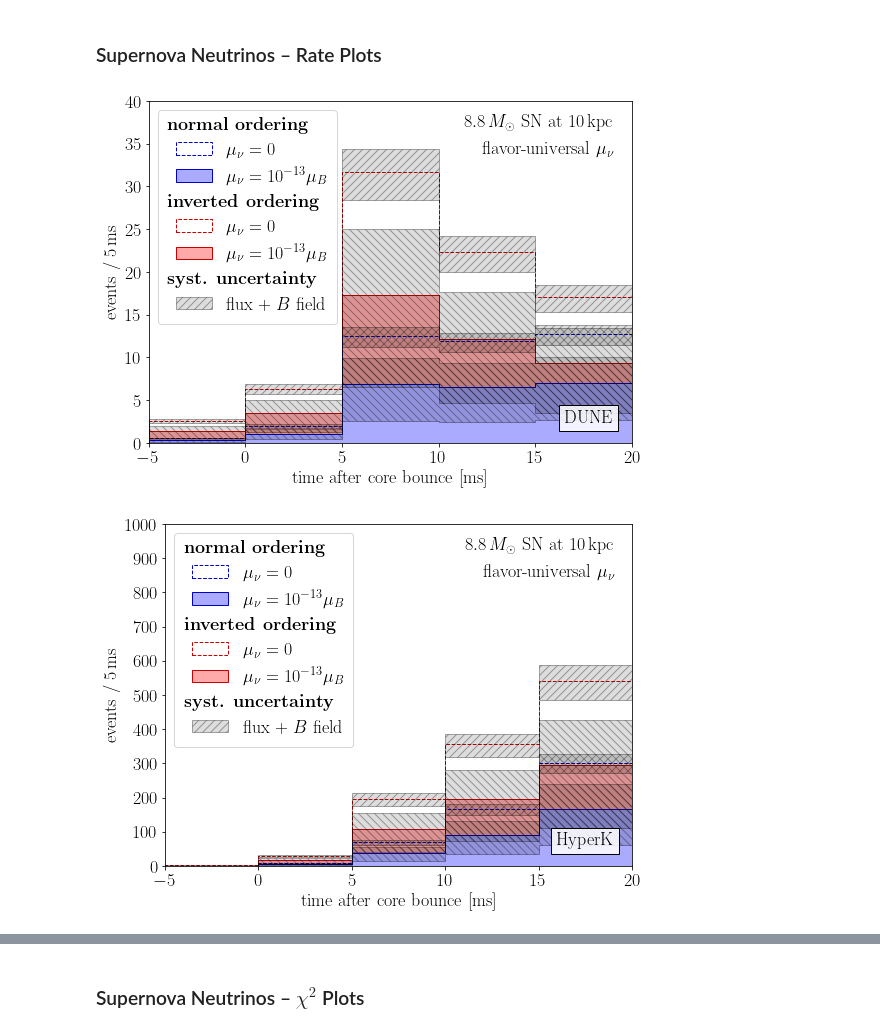
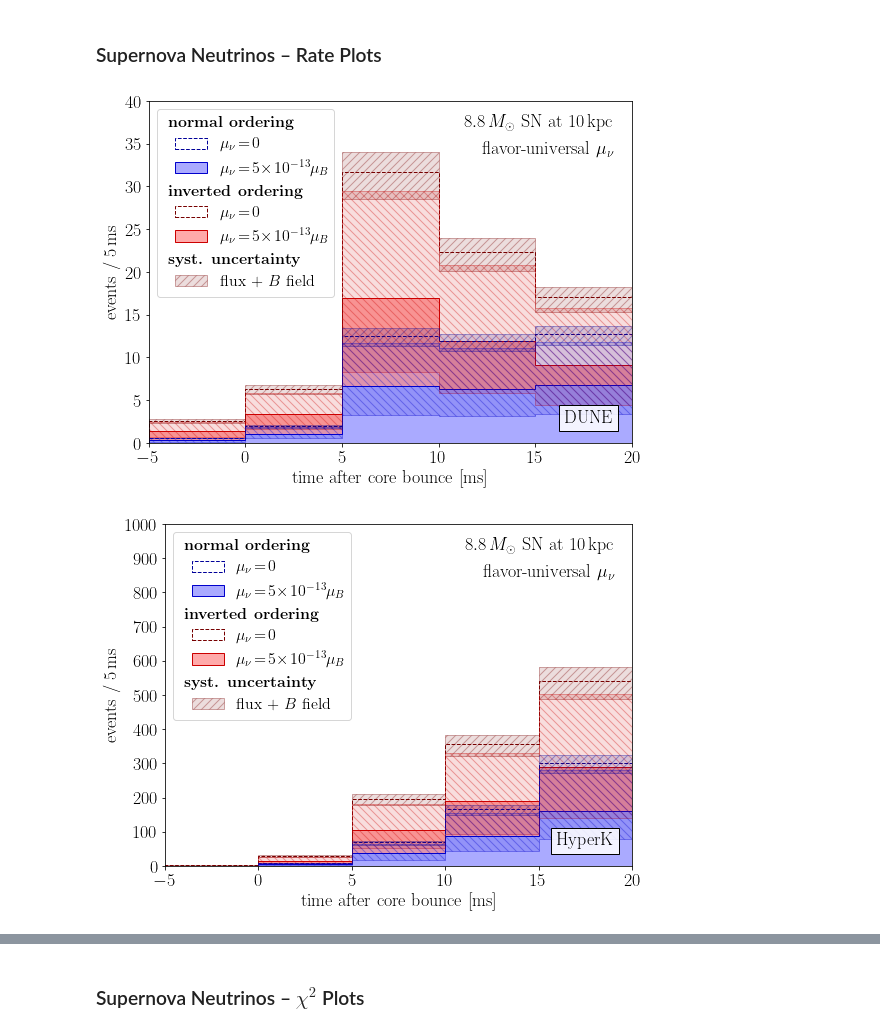
Before and after one commit to koppj/mm-astro-nu, a Jupyter notebook: SN_detection_turbulent.ipynb, the cells around one changed output, grey strips where cells are left out. Cells and saved outputs as stored; diff of their text form; code cells hidden in the pictures.

```diff
--- a/SN_detection_turbulent.ipynb
+++ b/SN_detection_turbulent.ipynb
@@ -116,7 +65,7 @@ p.generate_B_field_gal(plot=True)
 mu0       = 5e-13 * mu_b             # magnetic moment
 l0        = 0.01                     # nominal outer turbulence scale [kpc]
 B0        = 2.                       # nominal B field strength [muG]
-n_samples = 10                       # number of random B field configurations
+n_samples = 100                      # number of random B field configurations
 l_table   = 10**rnd.uniform(-3,-1,size=n_samples)  # outer turbulence scale [kpc]
 B_table   = rnd.normal(scale=5, size=n_samples)    # magnetic field strength [muG]
 a_table   = rnd.normal(scale=0.1, size=n_samples)  # flux normalization bias
@@ -150,6 +99,8 @@ rates_IH_min = { k: np.quantile( np.stack([ chi_rates_IH[i][1][k] for i in range
 def repeat_last(x):
     return x[list(range(len(x))) + [-1]]
 
+bin_edges   = np.linspace(-5e-3, 2e-2, 6)  # time bins [sec]
+bin_centers = 0.5 * (bin_edges[1:] + bin_edges[:-1])
 exp_labels = { 'DUNE': 'DUNE', 'HK': 'HyperK' }
 for exp in ['DUNE','HK']:
     fig, ax = plt.subplots()
@@ -170,68 +121,72 @@ for exp in ['DUNE','HK']:
     hist_nomu_IH_min = np.sum(rates_IH_min[exp,'nu','nomu'] + rates_IH_min[exp,'nubar','nomu'], axis=0)
     hist_mu_IH_min   = np.sum(rates_IH_min[exp,'nu','mu']   + rates_IH_min[exp,'nubar','mu'],   axis=0)
 
-    plot_nomu_IH = ax.hist(bin_centers*1e3, bins=binning*1e3, weights=hist_nomu_IH,
-                           histtype='step', color='#cc0000', ls='--')[2][0]
+    plot_nomu_IH = ax.hist(bin_centers*1e3, bins=bin_edges*1e3, weights=hist_nomu_IH,
+                           histtype='step', color='#770000', ls='--')[2][0]
     plot_err = \
-    ax.fill_between(binning*1e3, repeat_last(hist_nomu_IH_min), repeat_last(hist_nomu_IH_max),
-                    step='post', hatch='///', color='#00000022', ec='#00000055', zorder=2.5)
+    ax.fill_between(bin_edges*1e3, repeat_last(hist_nomu_IH_min), repeat_last(hist_nomu_IH_max),
+                    step='post', hatch='///', color='#77000022', ec='#77000055', zorder=2.5)
 
-    plot_mu_IH   = ax.hist(bin_centers*1e3, bins=binning*1e3, weights=hist_mu_IH,
+    plot_mu_IH   = ax.hist(bin_centers*1e3, bins=bin_edges*1e3, weights=hist_mu_IH,
                            histtype='stepfilled', color='#ffaaaa', ec='#cc0000')[2][0]
-    ax.fill_between(binning*1e3, repeat_last(hist_mu_IH_min),   repeat_last(hist_mu_IH_max),
-                    step='post', hatch='\\\\\\', color='#00000022', ec='#00000055', zorder=2.5)
+    ax.fill_between(bin_edges*1e3, repeat_last(hist_mu_IH_min),   repeat_last(hist_mu_IH_max),
+                    step='post', hatch='\\\\\\', color='#cc000022', ec='#cc000055', zorder=2.5)
 
-    plot_nomu_NH = ax.hist(bin_centers*1e3, bins=binning*1e3, weights=hist_nomu_NH,
-                           histtype='step', color='#0000cc', ls='--')[2][0]
-    ax.fill_between(binning*1e3, repeat_last(hist_nomu_NH_min), repeat_last(hist_nomu_NH_max),
-                    step='post', hatch='///', color='#00000022', ec='#00000055', zorder=2.5)
+    plot_nomu_NH = ax.hist(bin_centers*1e3, bins=bin_edges*1e3, weights=hist_nomu_NH,
+                           histtype='step', color='#000099', ls='--')[2][0]
+    ax.fill_between(bin_edges*1e3, repeat_last(hist_nomu_NH_min), repeat_last(hist_nomu_NH_max),
+                    step='post', hatch='///', color='#00009922', ec='#00009955', zorder=2.5)
 
-    plot_mu_NH   = ax.hist(bin_centers*1e3, bins=binning*1e3, weights=hist_mu_NH,
+    plot_mu_NH   = ax.hist(bin_centers*1e3, bins=bin_edges*1e3, weights=hist_mu_NH,
                            histtype='stepfilled', color='#aaaaff', ec='#0000cc')[2][0]
-    ax.fill_between(binning*1e3, repeat_last(hist_mu_NH_min),   repeat_last(hist_mu_NH_max),
-                    step='post', hatch='\\\\\\', color='#00000022', ec='#00000055', zorder=2.5)
+    ax.fill_between(bin_edges*1e3, repeat_last(hist_mu_NH_min),   repeat_last(hist_mu_NH_max),
+                    step='post', hatch='\\\\\\', color='#0000cc22', ec='#0000cc55', zorder=2.5)
 
     legend_title_proxy = matplotlib.patches.Rectangle((0,0), 0, 0, color='w')
     leg = ax.legend([legend_title_proxy, plot_nomu_NH, plot_mu_NH,
                      legend_title_proxy, plot_nomu_IH, plot_mu_IH,
                      legend_title_proxy, plot_err],
-                    ['\\bf normal ordering', '$\\mu_\\nu = 0$', '$\\mu_\\nu = 10^{-13} \\mu_B$',
-                     '\\bf inverted ordering','$\\mu_\\nu = 0$', '$\\mu_\\nu = 10^{-13} \\mu_B$',
-                     '\\bf syst. uncertainty', 'flux + $B$ field'], loc='upper left')
+                    ['\\bf normal ordering',
+                       '$\\mu_\\nu \\! = \\! 0$',
+                       '$\\mu_\\nu \\! = \\! {:d} \\! \\times \\! 10^{{-13}} \\mu_B$'.format(int(mu0/(1e-13*mu_b))),
+                     '\\bf inverted ordering',
+                       '$\\mu_\\nu \\! = \\! 0$',
+                       '$\\mu_\\nu \\! = \\! {:d} \\! \\times \\! 10^{{-13}} \\mu_B$'.format(int(mu0/(1e-13*mu_b))),
+                     '\\bf syst. uncertainty', 'flux + $B$ field'], loc='upper left', fontsize=16)
     for item, label in zip(leg.legendHandles, leg.texts): # move legend titles to the left
-        item.set_x(30)
-        label.set_position((30,0))
+        item.set_x(20)
+        label.set_position((20,0))
         if re.match('.*ordering|.*uncertainty', label._text):
             width = item.get_window_extent(fig.canvas.get_renderer()).width
             label.set_ha('left')
-            label.set_position((-0.8*width,0))
+            label.set_position((-width,0))
 #        if re.match('10.*', label._text):
 #            item.set_y(-10)
 #            label.set_position((30,-8))
     leg._legend_box.set_width(165.)
-    leg._legend_box.set_height(200.)
+    leg._legend_box.set_height(175.)
 
     ax.set_xlim(-5, 20)
     ax.xaxis.set_ticks(np.arange(-5, 21, 5))
     if exp == 'HK':
         ax.set_ylim(0,400)
         ax.yaxis.set_ticks(np.arange(0, 1001, 100))
     elif exp == 'DUNE':
         ax.set_ylim(0, 40)
         ax.yaxis.set_ticks(np.arange(0, 41, 5))
     ax.set_ylabel('events / 5\,ms')
     ax.set_xlabel('time after core bounce [ms]')
 #    ax.tick_params(axis='both', which='both', labelsize=12)
     plt.tight_layout()
     plt.annotate(exp_labels[exp], (0.96,0.05), xycoords='axes fraction',
                  ha='right', va='bottom',
                  bbox=dict(boxstyle='square', fc='#ffffffdd', ec='black'))
     plt.annotate(r'$8.8\,M_\odot$ SN at 10\,kpc',
                  (0.96,0.96), xycoords='axes fraction', ha='right', va='top')
     plt.annotate(r'flavor-universal $\mu_\nu$',
                  (0.96,0.88), xycoords='axes fraction', ha='right', va='top')
     plt.savefig('{:s}_1e-13mu_b_NO.pdf'.format(exp))
     plt.show()
 # %% [output]
-[figure, old version]
+[figure, new version]
-[figure, old version]
+[figure, new version]
```
Also changed, not shown: parts of 16 cells of this notebook, 2 other files.
